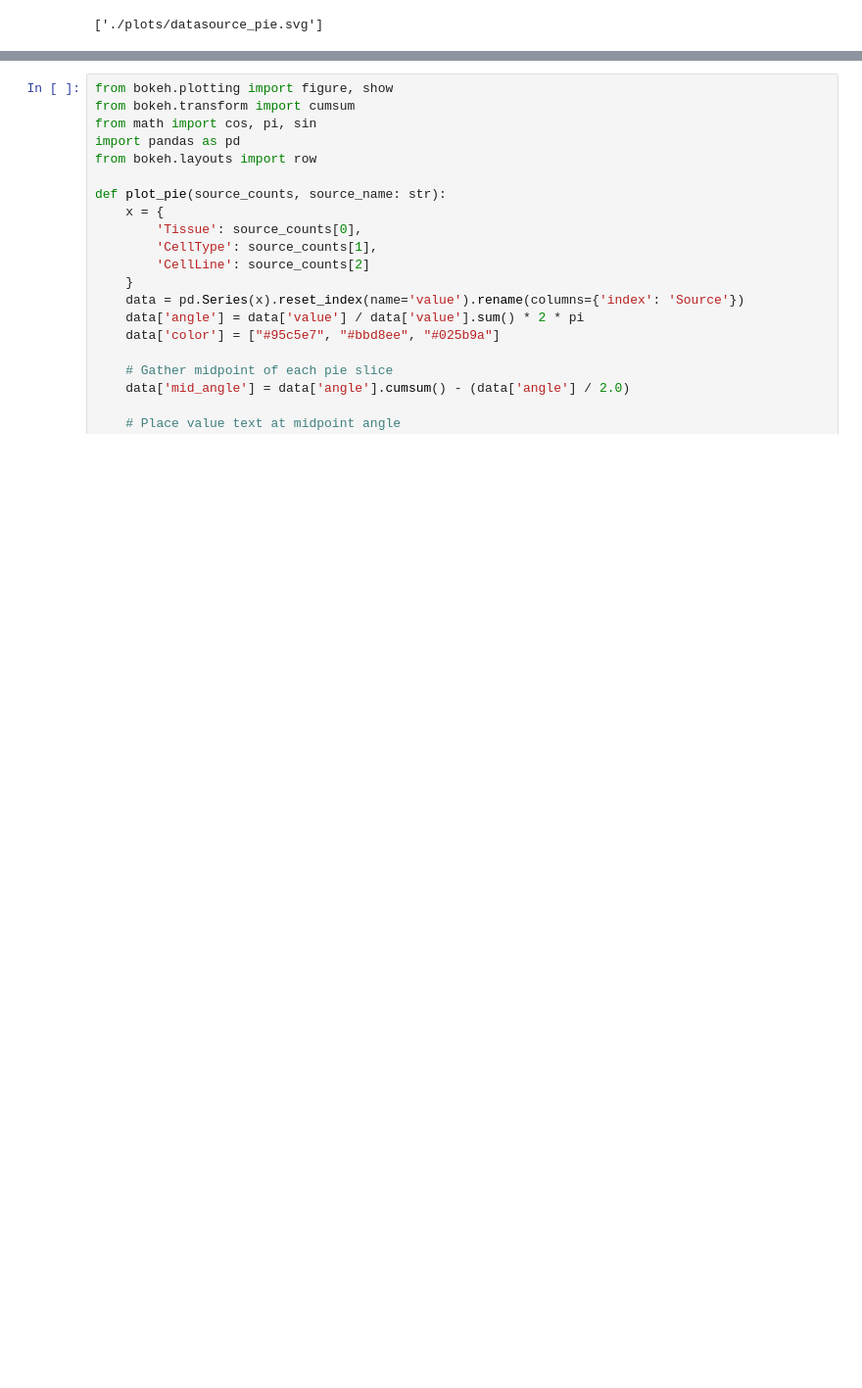
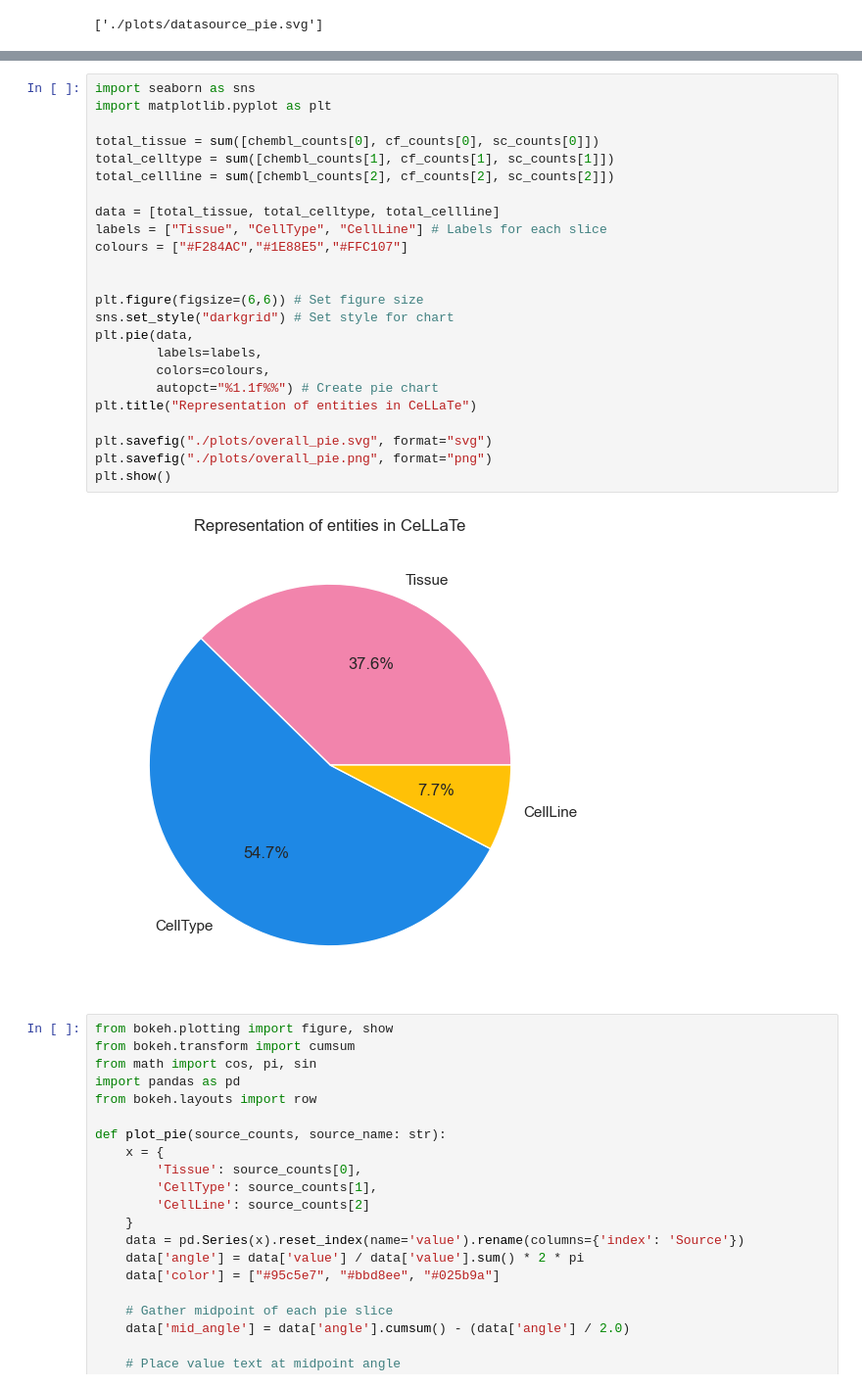
Before and after one commit to EuropePMC/OTAR3088, a Jupyter notebook: Data_mining/CeLLaTe/data_stat_figs.ipynb, the cells around one changed output, grey strips where cells are left out. Shown at 98% size. Saved outputs shown, nothing was run; the diff lists cells and outputs as text; blank space fills up the shorter version.

```diff
--- a/Data_mining/CeLLaTe/data_stat_figs.ipynb
+++ b/Data_mining/CeLLaTe/data_stat_figs.ipynb
@@ -371,3 +316,29 @@ show(p)
+# %%
+import seaborn as sns
+import matplotlib.pyplot as plt
+
+total_tissue = sum([chembl_counts[0], cf_counts[0], sc_counts[0]])
+total_celltype = sum([chembl_counts[1], cf_counts[1], sc_counts[1]])
+total_cellline = sum([chembl_counts[2], cf_counts[2], sc_counts[2]])
+
+data = [total_tissue, total_celltype, total_cellline]
+labels = ["Tissue", "CellType", "CellLine"] # Labels for each slice
+colours = ["#F284AC","#1E88E5","#FFC107"]
+
+
+plt.figure(figsize=(6,6)) # Set figure size
+sns.set_style("darkgrid") # Set style for chart
+plt.pie(data,
+        labels=labels,
+        colors=colours,
+        autopct="%1.1f%%") # Create pie chart
+plt.title("Representation of entities in CeLLaTe")
+
+plt.savefig("./plots/overall_pie.svg", format="svg")
+plt.savefig("./plots/overall_pie.png", format="png")
+plt.show()
+# %% [output]
+[figure, added]
 # %%
 from bokeh.plotting import figure, show
 from bokeh.transform import cumsum
```
Also changed, not shown: parts of 1 cell of this notebook.
